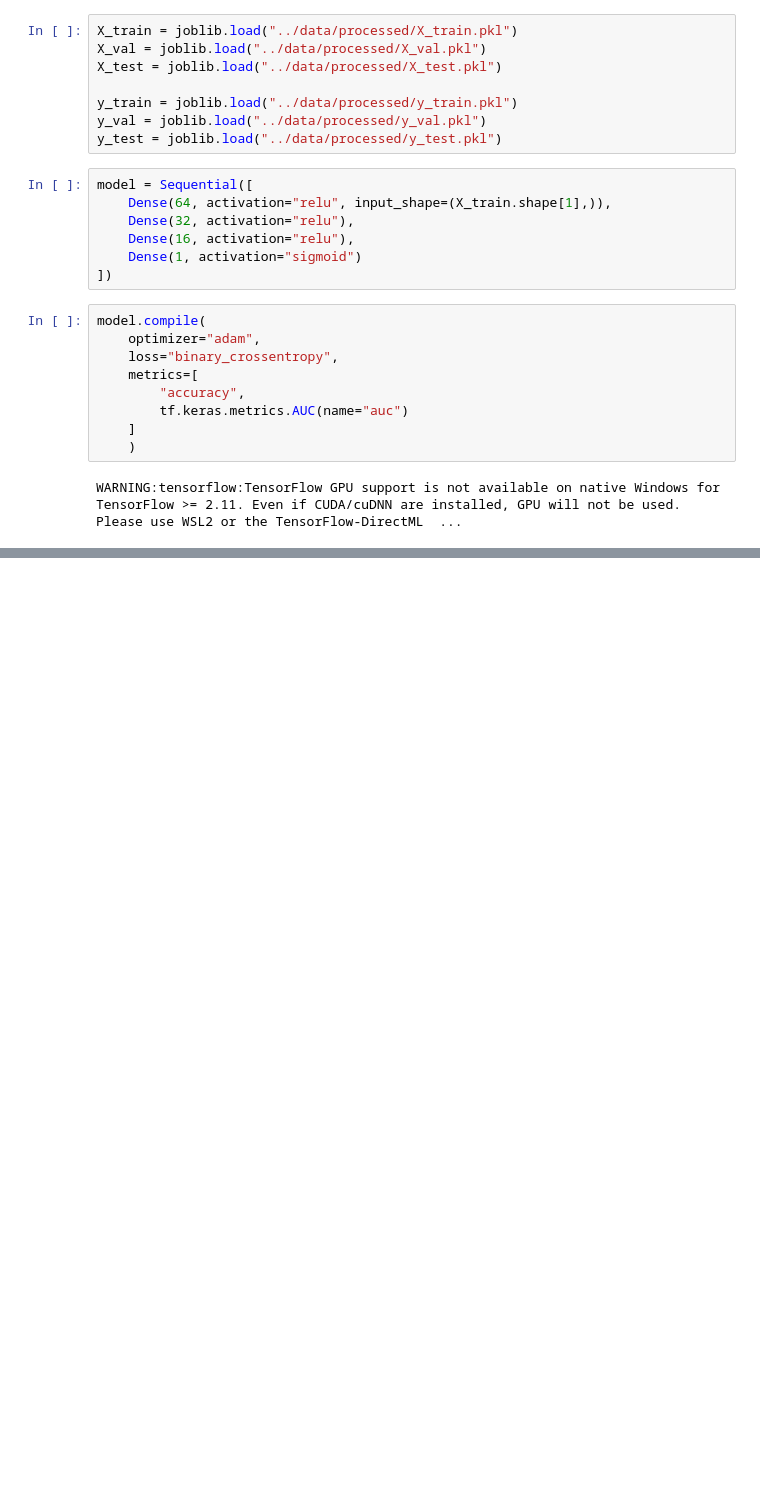
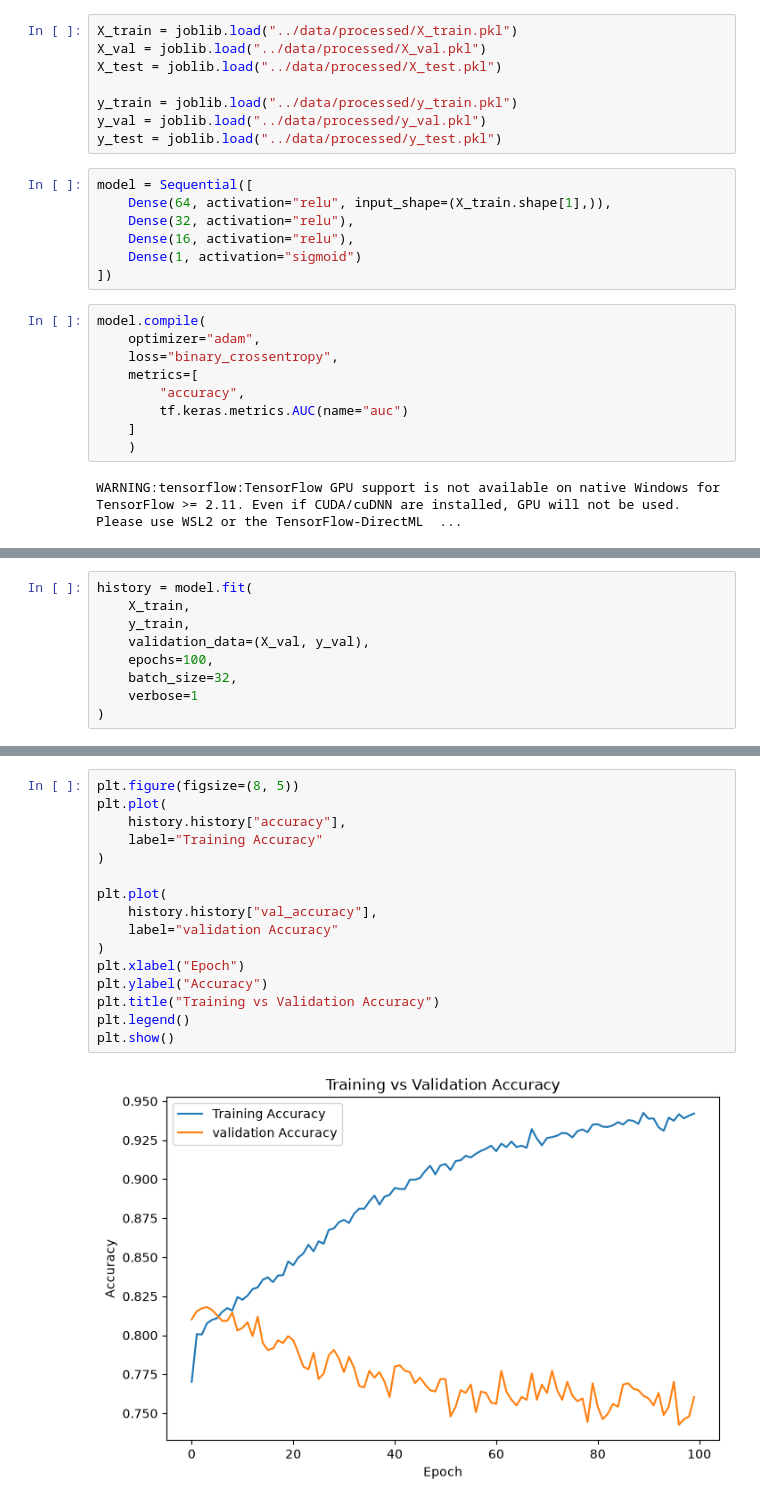
Before and after one commit to Niraj7272/customer_churn_deep_learning_ANN, a Jupyter notebook: notebooks/03_ann_model.ipynb, the cells around one changed output, grey strips where cells are left out. Cells and saved outputs as stored; diff of their text form; blank space fills up the shorter version.

Commit message:
ANN model

```diff
--- a/notebooks/03_ann_model.ipynb
+++ b/notebooks/03_ann_model.ipynb
@@ -36,0 +57,9 @@ WARNING:tensorflow:TensorFlow GPU support is not available on native Windows for
+# %%
+history = model.fit(
+    X_train,
+    y_train,
+    validation_data=(X_val, y_val),
+    epochs=100,
+    batch_size=32,
+    verbose=1
+)
@@ -36,0 +84,18 @@ WARNING:tensorflow:TensorFlow GPU support is not available on native Windows for
+# %%
+plt.figure(figsize=(8, 5))
+plt.plot(
+    history.history["accuracy"],
+    label="Training Accuracy"
+)
+
+plt.plot(
+    history.history["val_accuracy"],
+    label="validation Accuracy"
+)
+plt.xlabel("Epoch")
+plt.ylabel("Accuracy")
+plt.title("Training vs Validation Accuracy")
+plt.legend()
+plt.show()
+# %% [output]
+[figure, added]
```
Also changed, not shown: parts of 25 cells of this notebook, 3 other files.
